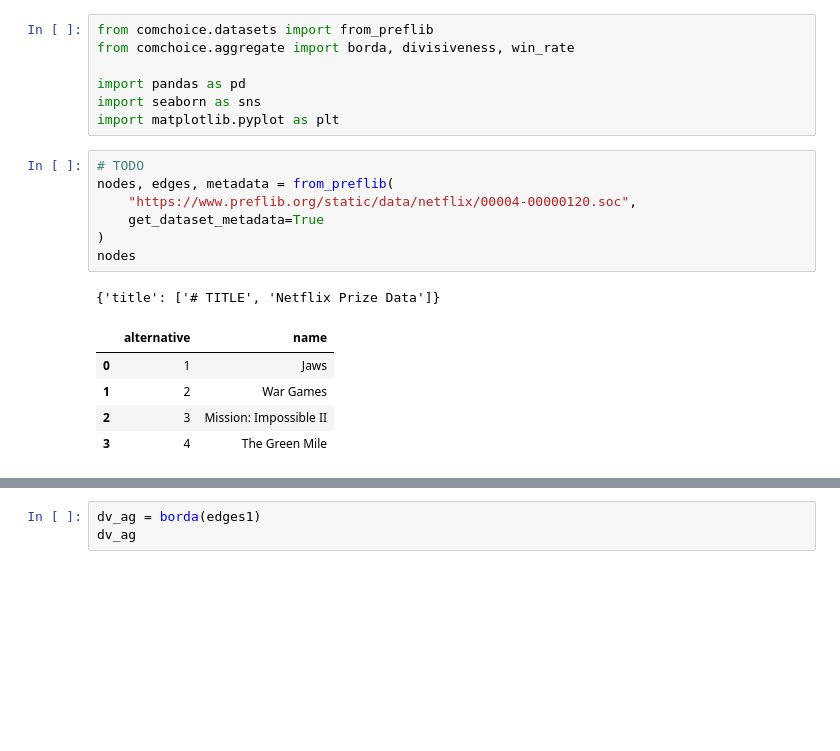
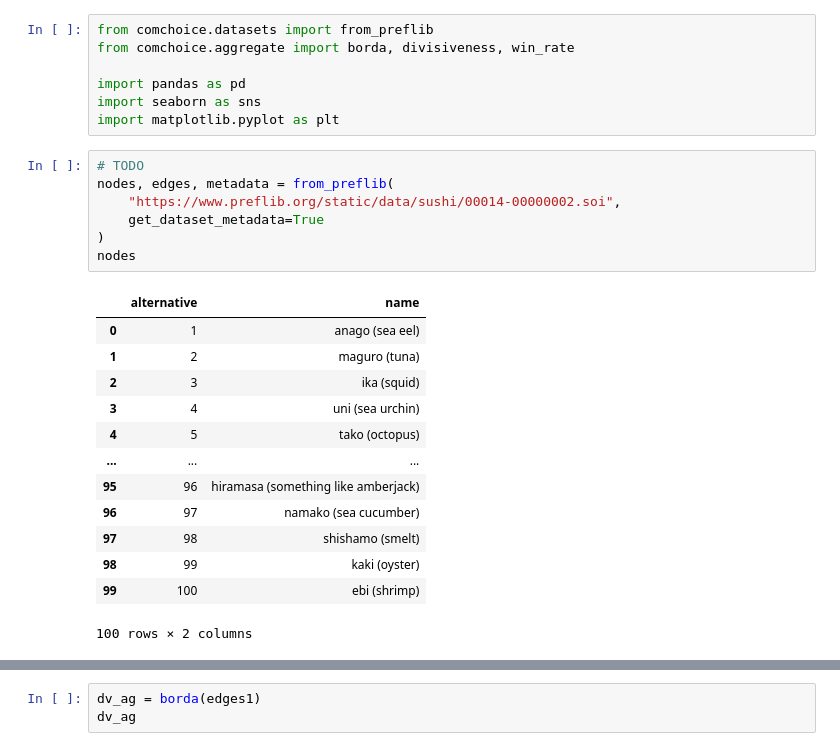
Before and after one commit to CenterForCollectiveLearning/comchoice, a Jupyter notebook: examples/Convert Preflib.ipynb, the cells around one changed output, grey strips where cells are left out. Drawn from its saved outputs; the diff is of its cells as text; blank space fills up the shorter version.

```diff
--- a/examples/Convert Preflib.ipynb
+++ b/examples/Convert Preflib.ipynb
@@ -11,14 +11,21 @@ import matplotlib.pyplot as plt
 # %%
 # TODO
 nodes, edges, metadata = from_preflib(
-    "https://www.preflib.org/static/data/netflix/00004-00000120.soc",
+    "https://www.preflib.org/static/data/sushi/00014-00000002.soi",
     get_dataset_metadata=True
 )
 nodes
 # %% [output]
+|  | alternative | name |
+| 0 | 1 | anago (sea eel) |
+| 1 | 2 | maguro (tuna) |
+| 2 | 3 | ika (squid) |
+| 3 | 4 | uni (sea urchin) |
+| 4 | 5 | tako (octopus) |
+| ... | ... | ... |
+| 95 | 96 | hiramasa (something like amberjack) |
+| 96 | 97 | namako (sea cucumber) |
+| 97 | 98 | shishamo (smelt) |
+| 98 | 99 | kaki (oyster) |
+| 99 | 100 | ebi (shrimp) |
-{'title': ['# TITLE', 'Netflix Prize Data']}
+100 rows × 2 columns
-|  | alternative | name |
-| 0 | 1 | Jaws |
-| 1 | 2 | War Games |
-| 2 | 3 | Mission: Impossible II |
-| 3 | 4 | The Green Mile |
```
Also changed, not shown: parts of 7 cells of this notebook, 4 other files.
